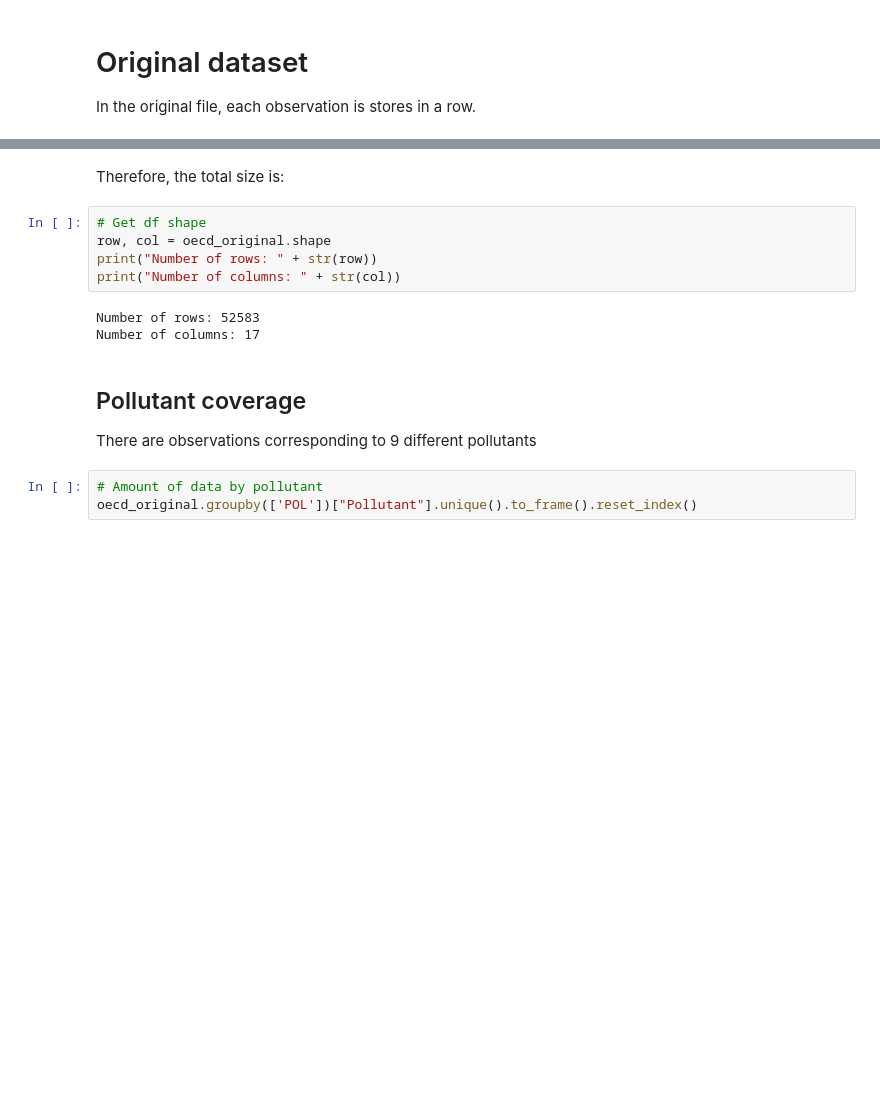
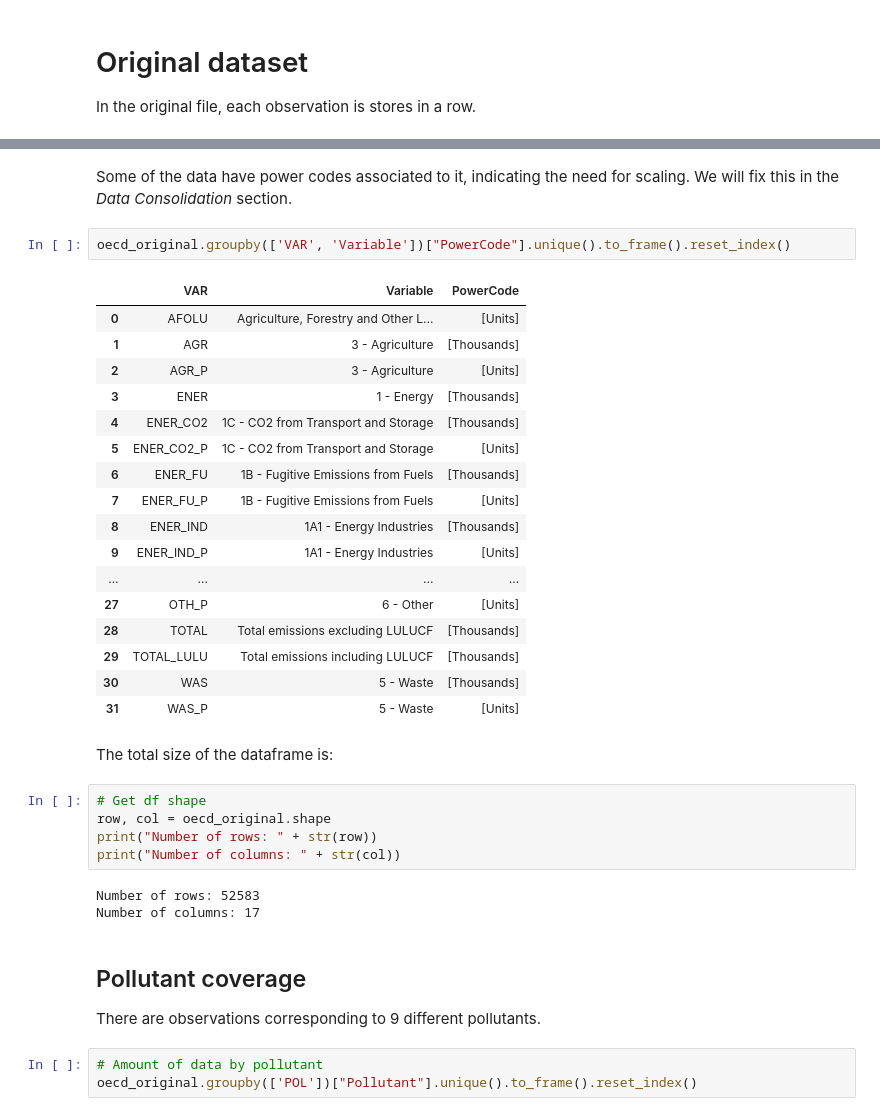
Before and after one commit to OpenGeoScales/ogs-data-exploration, a Jupyter notebook: notebooks/ghg-emissions/oecd/oecd-data-exploration.ipynb, the cells around one changed output, grey strips where cells are left out. Saved outputs shown, nothing was run; the diff lists cells and outputs as text; blank space fills up the shorter version.

```diff
--- a/notebooks/ghg-emissions/oecd/oecd-data-exploration.ipynb
+++ b/notebooks/ghg-emissions/oecd/oecd-data-exploration.ipynb
@@ -23,8 +23,30 @@ oecd_original.head()
 | 2 | AUS | Australia | GHG | Greenhouse gases | TOTAL | Total emissions excluding LULUCF | 1992 | 1992 | T_CO2_EQVT | Tonnes of CO2 equivalent | ... |
 | 3 | AUS | Australia | GHG | Greenhouse gases | TOTAL | Total emissions excluding LULUCF | 1993 | 1993 | T_CO2_EQVT | Tonnes of CO2 equivalent | ... |
 | 4 | AUS | Australia | GHG | Greenhouse gases | TOTAL | Total emissions excluding LULUCF | 1994 | 1994 | T_CO2_EQVT | Tonnes of CO2 equivalent | ... |
+# %% [markdown]
+Some of the data have power codes associated to it, indicating the need for scaling. We will fix this in the *Data Consolidation* section.
+# %%
+oecd_original.groupby(['VAR', 'Variable'])["PowerCode"].unique().to_frame().reset_index()
+# %% [output]
+|  | VAR | Variable | PowerCode |
+| 0 | AFOLU | Agriculture, Forestry and Other L... | [Units] |
+| 1 | AGR | 3 - Agriculture | [Thousands] |
+| 2 | AGR_P | 3 - Agriculture | [Units] |
+| 3 | ENER | 1 - Energy | [Thousands] |
+| 4 | ENER_CO2 | 1C - CO2 from Transport and Storage | [Thousands] |
+| 5 | ENER_CO2_P | 1C - CO2 from Transport and Storage | [Units] |
+| 6 | ENER_FU | 1B - Fugitive Emissions from Fuels | [Thousands] |
+| 7 | ENER_FU_P | 1B - Fugitive Emissions from Fuels | [Units] |
+| 8 | ENER_IND | 1A1 - Energy Industries | [Thousands] |
+| 9 | ENER_IND_P | 1A1 - Energy Industries | [Units] |
+| ... | ... | ... | ... |
+| 27 | OTH_P | 6 - Other | [Units] |
+| 28 | TOTAL | Total emissions excluding LULUCF | [Thousands] |
+| 29 | TOTAL_LULU | Total emissions including LULUCF | [Thousands] |
+| 30 | WAS | 5 - Waste | [Thousands] |
+| 31 | WAS_P | 5 - Waste | [Units] |
 # %% [markdown]
-Therefore, the total size is:
+The total size of the dataframe is:
 # %%
 # Get df shape
 row, col = oecd_original.shape
@@ -35,7 +57,7 @@ Number of rows: 52583
 Number of columns: 17
 # %% [markdown]
 ## Pollutant coverage
-There are observations corresponding to 9 different pollutants
+There are observations corresponding to 9 different pollutants.
 # %%
 # Amount of data by pollutant
 oecd_original.groupby(['POL'])["Pollutant"].unique().to_frame().reset_index()
```
Also changed, not shown: parts of 7 cells of this notebook, 1 other file.
